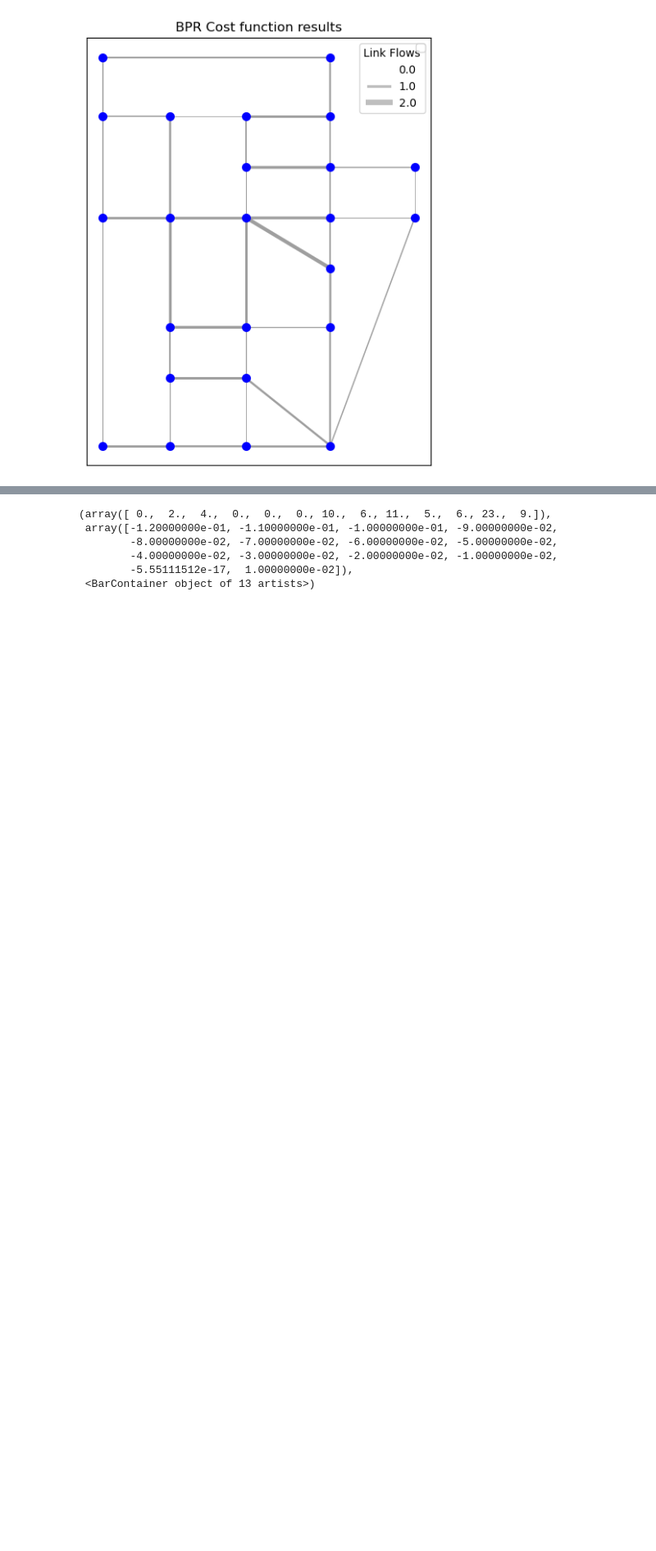
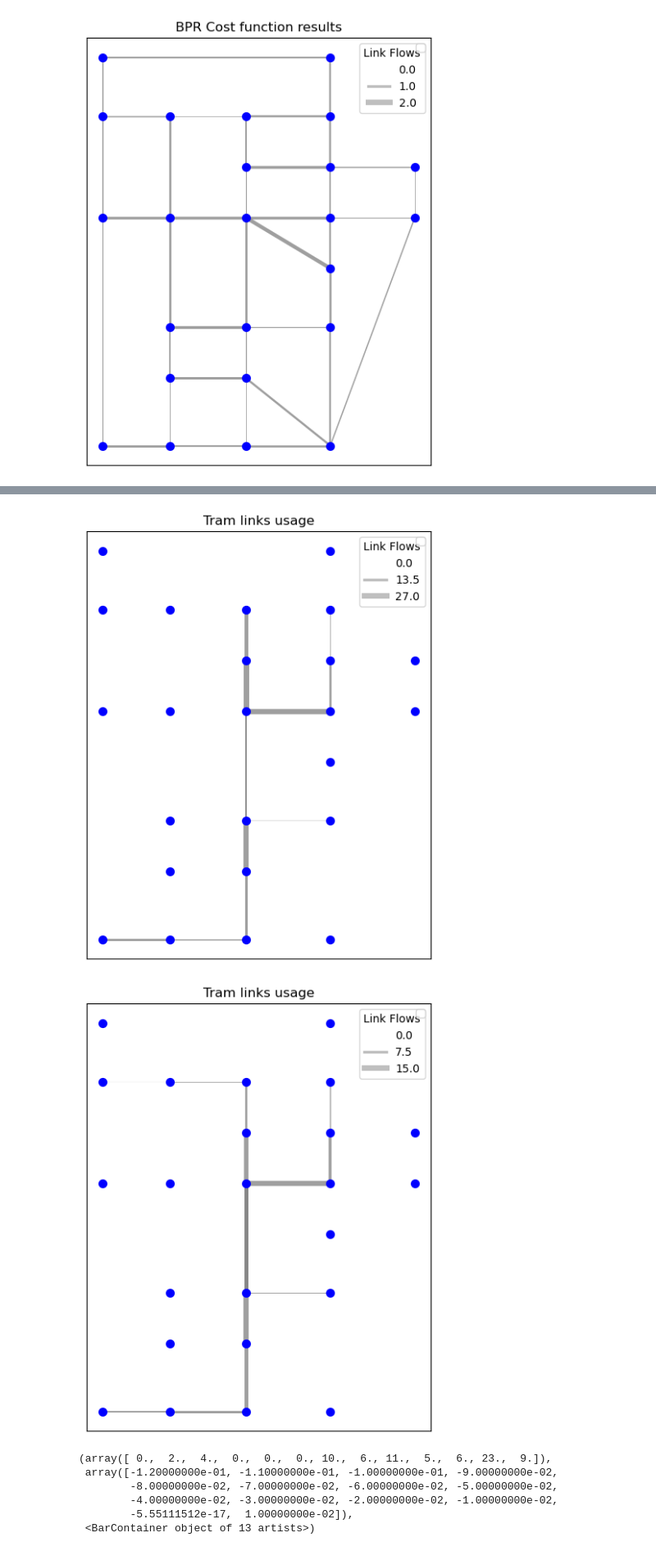
Before and after one commit to merlebleue/CIVIL-477-Transport-Networks---End-project, a Jupyter notebook: project_ars.ipynb, the cells around one changed output, grey strips where cells are left out. Shown at 82% size. Cells and saved outputs as stored; diff of their text form; code cells hidden in the pictures; blank space fills up the shorter version.

```diff
--- a/project_ars.ipynb
+++ b/project_ars.ipynb
@@ -70,3 +86,9 @@ plot_network(df_node, df_link, link_flows=x_star0, title="Static assignment with
+# %%
+plot_network(df_node, df_link_tram, link_flows=x_tram2, title="Tram links usage")
+plot_network(df_node, df_link_tram, link_flows=x_tram1, title="Tram links usage")
+# %% [output]
+[figure, added]
+[figure, added]
 # %%
 import matplotlib.pyplot as plt
 # %%
```
Also changed, not shown: parts of 7 cells of this notebook, 1 other file.
